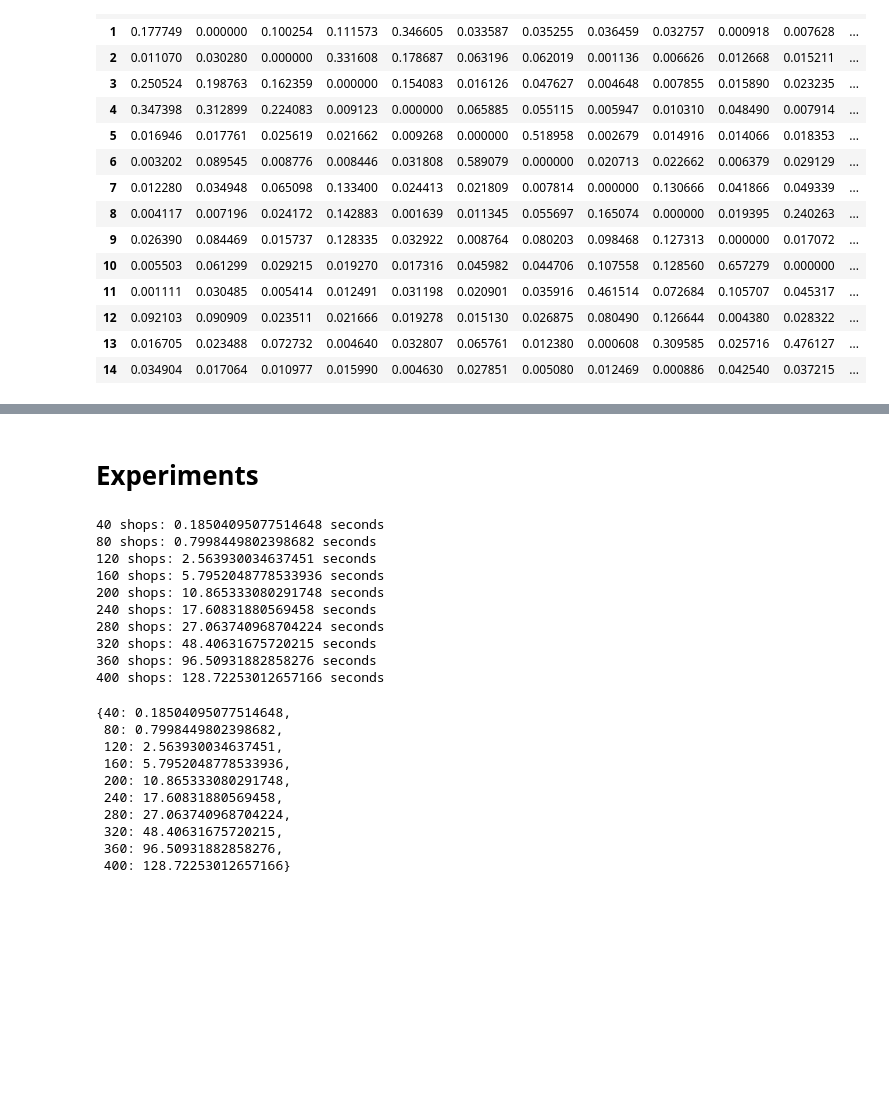
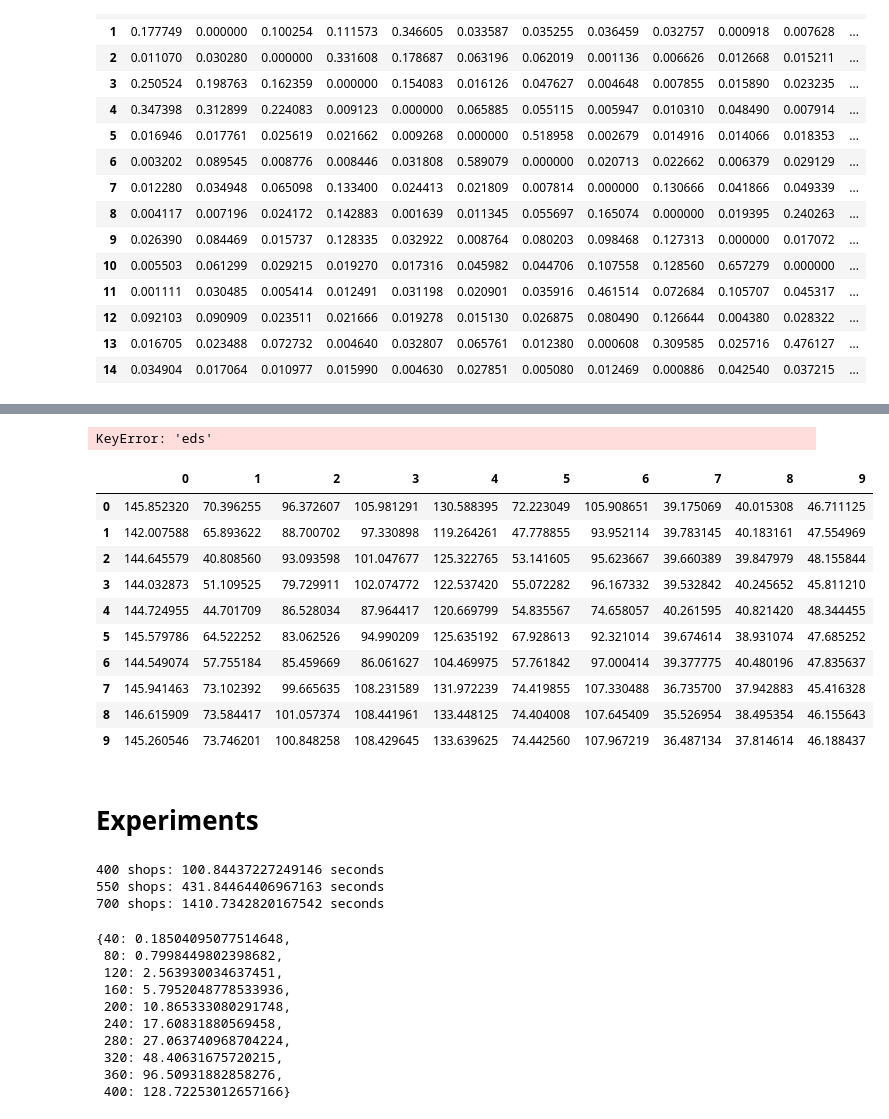
Before and after one commit to jackru/huge-lqg, a Jupyter notebook: blue_eagle/graph_recommender.ipynb, the cells around one changed output, grey strips where cells are left out. Saved outputs shown, nothing was run; the diff lists cells and outputs as text; code cells hidden in the pictures; blank space fills up the shorter version.

```diff
--- a/blue_eagle/graph_recommender.ipynb
+++ b/blue_eagle/graph_recommender.ipynb
@@ -175,0 +207,14 @@ pd.DataFrame(sq_normed).T
+# %%
+%%time
+shop_num = 50
+shop_list = list(range(shop_num))
+transition_matrix = grouped_rand_square_array(shop_num, groups=5, group_bonus=10)
+walk = [0]
+current_shop = 0
+last_visited = np.zeros(shop_num).astype(int)
+
+completed_journeys = {}
+for i in range(shop_num):
+    completed_journeys[i] = {}
+    for j in range(shop_num):
+        completed_journeys[i][j] = {'num': 0, 'total_steps': 0, 'sum_of_sqares': 0}
@@ -176,7 +342,27 @@ pd.DataFrame(sq_normed).T
+# %%
+pd.DataFrame(eds).T.iloc[:10, :10]
+# %% [output]
+KeyError: 'eds'
+# %%
+eds_matrix = get_eds_for_all_pairs(transition_matrix, max_steps=100)
+# %%
+pd.DataFrame(eds_matrix).T.iloc[:10, :10]
+# %% [output]
+|  | 0 | 1 | 2 | 3 | 4 | 5 | 6 | 7 | 8 | 9 |
+| 0 | 145.852320 | 70.396255 | 96.372607 | 105.981291 | 130.588395 | 72.223049 | 105.908651 | 39.175069 | 40.015308 | 46.711125 |
+| 1 | 142.007588 | 65.893622 | 88.700702 | 97.330898 | 119.264261 | 47.778855 | 93.952114 | 39.783145 | 40.183161 | 47.554969 |
+| 2 | 144.645579 | 40.808560 | 93.093598 | 101.047677 | 125.322765 | 53.141605 | 95.623667 | 39.660389 | 39.847979 | 48.155844 |
+| 3 | 144.032873 | 51.109525 | 79.729911 | 102.074772 | 122.537420 | 55.072282 | 96.167332 | 39.532842 | 40.245652 | 45.811210 |
+| 4 | 144.724955 | 44.701709 | 86.528034 | 87.964417 | 120.669799 | 54.835567 | 74.658057 | 40.261595 | 40.821420 | 48.344455 |
+| 5 | 145.579786 | 64.522252 | 83.062526 | 94.990209 | 125.635192 | 67.928613 | 92.321014 | 39.674614 | 38.931074 | 47.685252 |
+| 6 | 144.549074 | 57.755184 | 85.459669 | 86.061627 | 104.469975 | 57.761842 | 97.000414 | 39.377775 | 40.480196 | 47.835637 |
+| 7 | 145.941463 | 73.102392 | 99.665635 | 108.231589 | 131.972239 | 74.419855 | 107.330488 | 36.735700 | 37.942883 | 45.416328 |
+| 8 | 146.615909 | 73.584417 | 101.057374 | 108.441961 | 133.448125 | 74.404008 | 107.645409 | 35.526954 | 38.495354 | 46.155643 |
+| 9 | 145.260546 | 73.746201 | 100.848258 | 108.429645 | 133.639625 | 74.442560 | 107.967219 | 36.487134 | 37.814614 | 46.188437 |
 # %% [markdown]
 # Experiments
 # %%
-shop_nums = [40, 80, 120, 160, 200, 240, 280, 320, 360, 400]
+shop_nums = [400, 550, 700]
 time_elapsed = {}
 
 for shop_num in shop_nums:
@@ -186,16 +372,9 @@ for shop_num in shop_nums:
     time_elapsed[shop_num] = time() - start_time
     print(f'{shop_num} shops: {time_elapsed[shop_num]} seconds')
 # %% [output]
-40 shops: 0.18504095077514648 seconds
-80 shops: 0.7998449802398682 seconds
-120 shops: 2.563930034637451 seconds
-160 shops: 5.7952048778533936 seconds
-200 shops: 10.865333080291748 seconds
-240 shops: 17.60831880569458 seconds
-280 shops: 27.063740968704224 seconds
-320 shops: 48.40631675720215 seconds
-360 shops: 96.50931882858276 seconds
-400 shops: 128.72253012657166 seconds
+400 shops: 100.84437227249146 seconds
+550 shops: 431.84464406967163 seconds
+700 shops: 1410.7342820167542 seconds
 # %%
 time_elapsed
 # %% [output]
```
Also changed, not shown: parts of 12 cells of this notebook.
